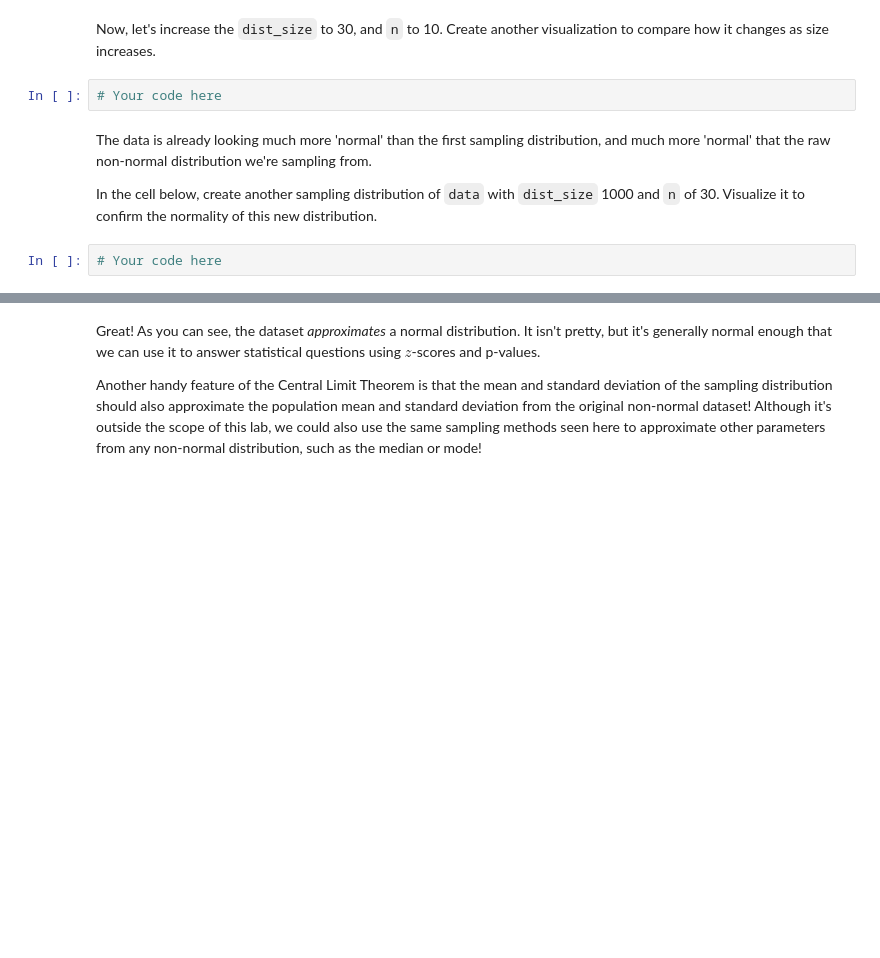
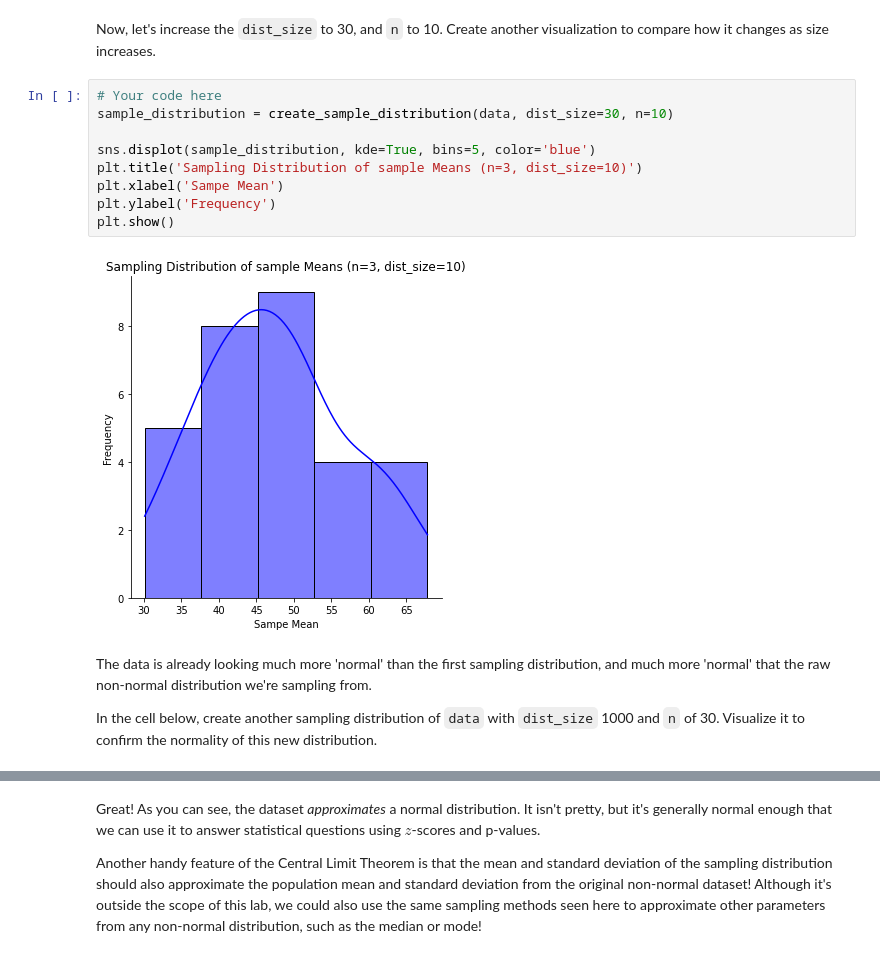
Before and after one commit to Eugene-Asengi/dsc-central-limit-theorem-lab, a Jupyter notebook: index.ipynb, the cells around one changed output, grey strips where cells are left out. Drawn from its saved outputs; the diff is of its cells as text; blank space fills up the shorter version.

```diff
--- a/index.ipynb
+++ b/index.ipynb
@@ -143,10 +164,17 @@ In the cell below, create a sampling distribution from `data` of `dist_size` 10,
 # %% [markdown]
 Now, let's increase the `dist_size` to 30, and `n` to 10.  Create another visualization to compare how it changes as size increases.
-# %%
-# Your code here
+# %%
+# Your code here
+sample_distribution = create_sample_distribution(data, dist_size=30, n=10)
+
+sns.displot(sample_distribution, kde=True, bins=5, color='blue')
+plt.title('Sampling Distribution of sample Means (n=3, dist_size=10)')
+plt.xlabel('Sampe Mean')
+plt.ylabel('Frequency')
+plt.show()
+# %% [output]
+[figure, added]
 # %% [markdown]
 The data is already looking much more 'normal' than the first sampling distribution, and much more 'normal' that the raw non-normal distribution we're sampling from.
 
 In the cell below, create another sampling distribution of `data` with `dist_size` 1000 and `n` of 30.  Visualize it to confirm the normality of this new distribution.
-# %%
-# Your code here
```
Also changed, not shown: parts of 8 cells of this notebook.
